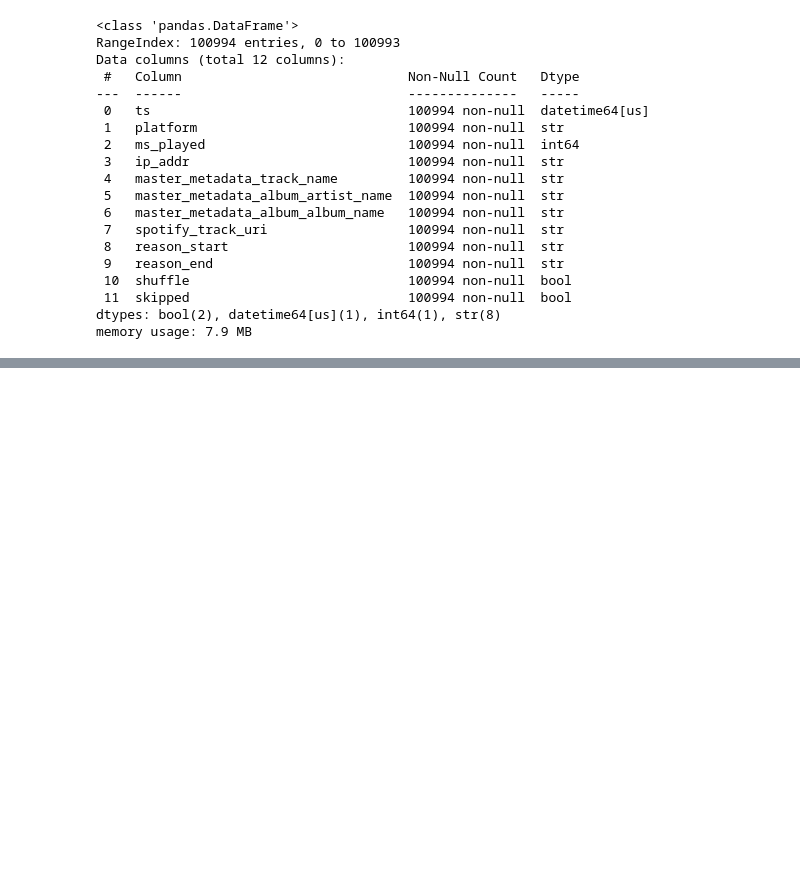
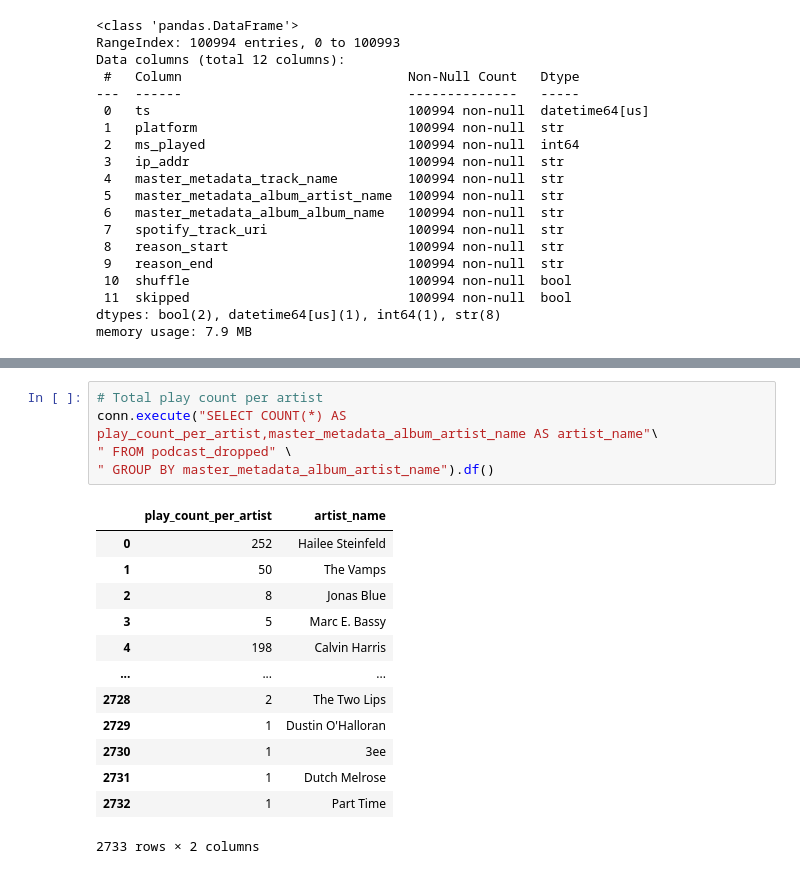
Before and after one commit to Saikeertanagubbala/Concerts4Superfans, a Jupyter notebook: json_cleaning.ipynb, the cells around one changed output, grey strips where cells are left out. Saved outputs shown, nothing was run; the diff lists cells and outputs as text; blank space fills up the shorter version.

```diff
--- a/json_cleaning.ipynb
+++ b/json_cleaning.ipynb
@@ -106,0 +165,19 @@ memory usage: 7.9 MB
+# %%
+# Total play count per artist
+conn.execute("SELECT COUNT(*) AS play_count_per_artist,master_metadata_album_artist_name AS artist_name"\
+" FROM podcast_dropped" \
+" GROUP BY master_metadata_album_artist_name").df()
+# %% [output]
+|  | play_count_per_artist | artist_name |
+| 0 | 252 | Hailee Steinfeld |
+| 1 | 50 | The Vamps |
+| 2 | 8 | Jonas Blue |
+| 3 | 5 | Marc E. Bassy |
+| 4 | 198 | Calvin Harris |
+| ... | ... | ... |
+| 2728 | 2 | The Two Lips |
+| 2729 | 1 | Dustin O'Halloran |
+| 2730 | 1 | 3ee |
+| 2731 | 1 | Dutch Melrose |
+| 2732 | 1 | Part Time |
+2733 rows × 2 columns
```
Also changed, not shown: parts of 7 cells of this notebook.
